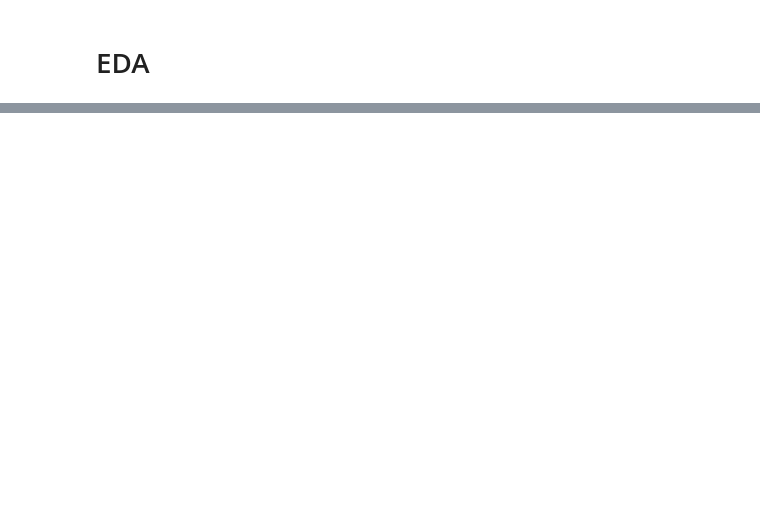
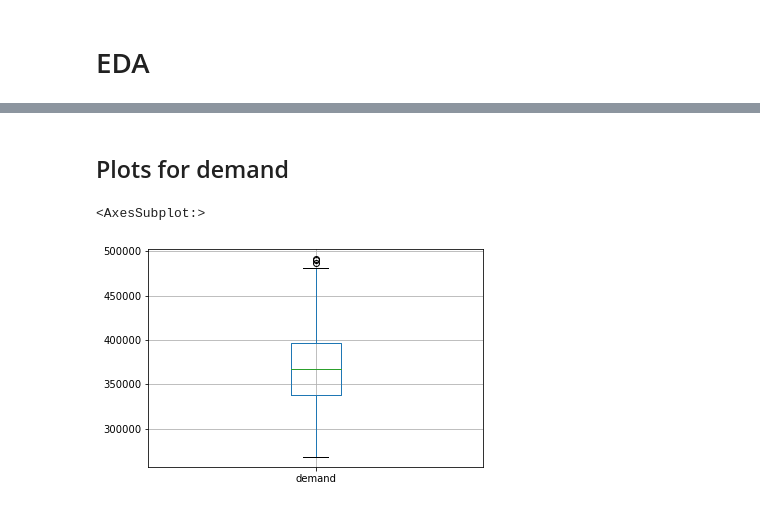
Before and after one commit to damouras/STAD95_W23, a Jupyter notebook: Report/_build/jupyter_execute/EDApy.ipynb, the cells around one changed output, grey strips where cells are left out. Drawn from its saved outputs; the diff is of its cells as text; code cells hidden in the pictures; blank space fills up the shorter version.

```diff
--- a/Report/_build/jupyter_execute/EDApy.ipynb
+++ b/Report/_build/jupyter_execute/EDApy.ipynb
@@ -95,0 +90,7 @@ df[['Market Demand','Ontario Demand']].boxplot()
+# %% [markdown]
+## Plots for demand
+# %%
+df[['demand']].boxplot()
+# %% [output]
+<AxesSubplot:>
+[figure, added]
```
Also changed, not shown: parts of 19 cells of this notebook, 44 other files.
